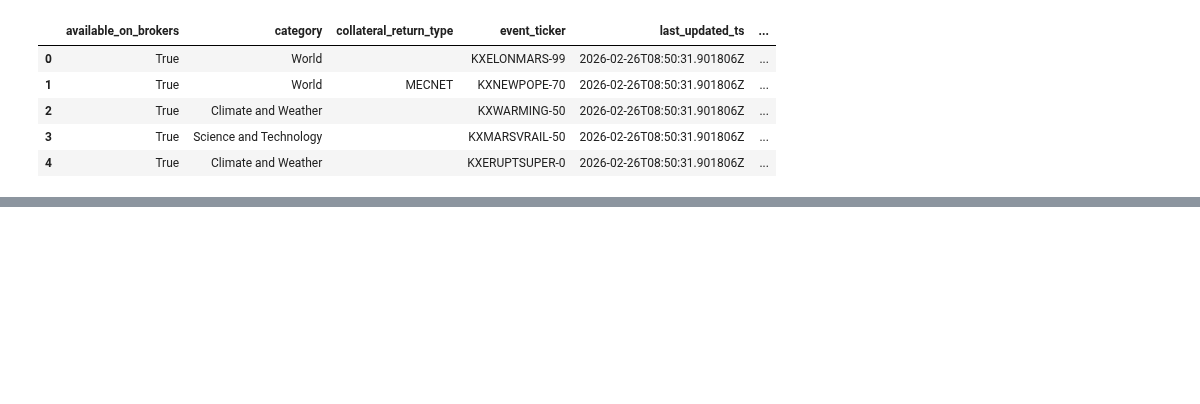
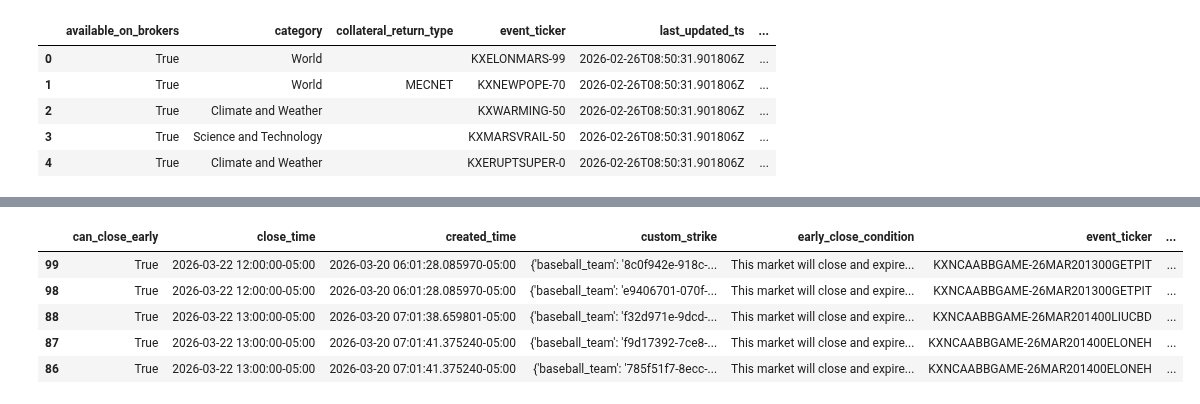
Before and after one commit to GGarrido28/snowflake-market-data-platform, a Jupyter notebook: kalshi/data_exploration.ipynb, the cells around one changed output, grey strips where cells are left out. Drawn from its saved outputs; the diff is of its cells as text; code cells hidden in the pictures; blank space fills up the shorter version.

```diff
--- a/kalshi/data_exploration.ipynb
+++ b/kalshi/data_exploration.ipynb
@@ -56,0 +84,19 @@ Name: count, dtype: int64
+# %%
+from kalshi.markets import Markets
+from kalshi.utils import utc_to_local
+markets = Markets()
+markets = markets.get_all_markets(all_pages=False, status='open', mve_filter='exclude')
+markets_df = pd.DataFrame(markets)
+cols = markets_df.columns
+for col in cols:
+    if 'time' in col:
+        markets_df[col] = markets_df[col].apply(utc_to_local)
+# %%
+display(markets_df.sort_values('close_time', ascending=True).head())
+# %% [output]
+|  | can_close_early | close_time | created_time | custom_strike | early_close_condition | event_ticker | ... |
+| 99 | True | 2026-03-22 12:00:00-05:00 | 2026-03-20 06:01:28.085970-05:00 | {'baseball_team': '8c0f942e-918c-... | This market will close and expire... | KXNCAABBGAME-26MAR201300GETPIT | ... |
+| 98 | True | 2026-03-22 12:00:00-05:00 | 2026-03-20 06:01:28.085970-05:00 | {'baseball_team': 'e9406701-070f-... | This market will close and expire... | KXNCAABBGAME-26MAR201300GETPIT | ... |
+| 88 | True | 2026-03-22 13:00:00-05:00 | 2026-03-20 07:01:38.659801-05:00 | {'baseball_team': 'f32d971e-9dcd-... | This market will close and expire... | KXNCAABBGAME-26MAR201400LIUCBD | ... |
+| 87 | True | 2026-03-22 13:00:00-05:00 | 2026-03-20 07:01:41.375240-05:00 | {'baseball_team': 'f9d17392-7ce8-... | This market will close and expire... | KXNCAABBGAME-26MAR201400ELONEH | ... |
+| 86 | True | 2026-03-22 13:00:00-05:00 | 2026-03-20 07:01:41.375240-05:00 | {'baseball_team': '785f51f7-8ecc-... | This market will close and expire... | KXNCAABBGAME-26MAR201400ELONEH | ... |
```
Also changed, not shown: parts of 9 cells of this notebook, 6 other files.
